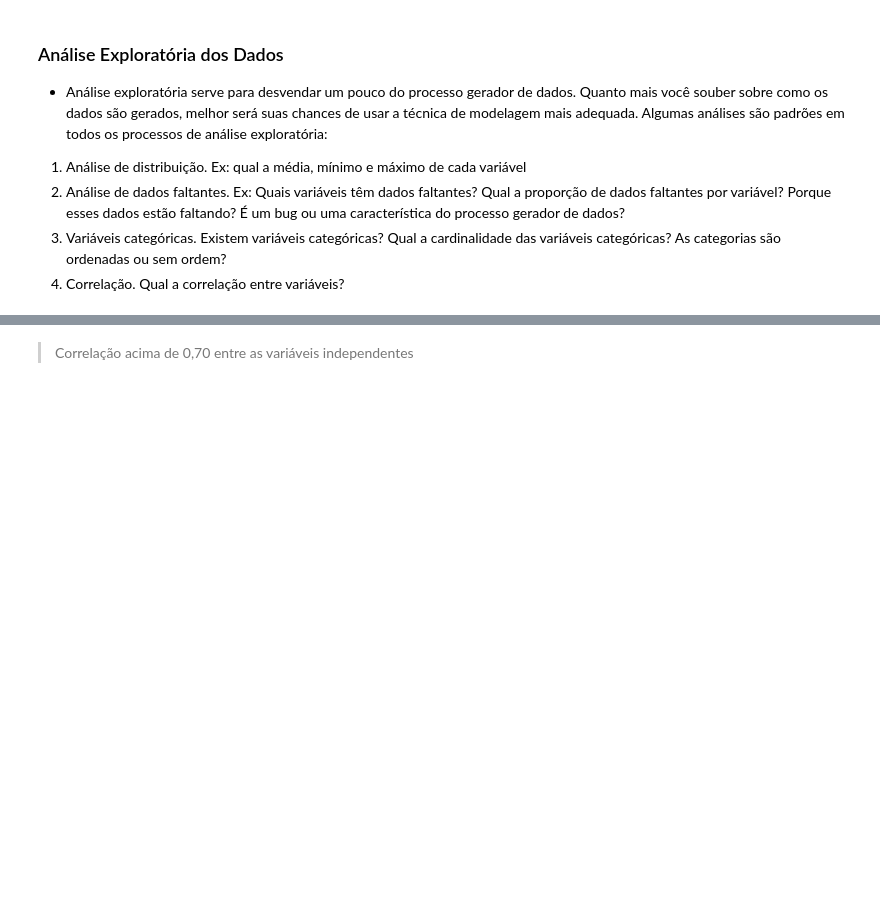
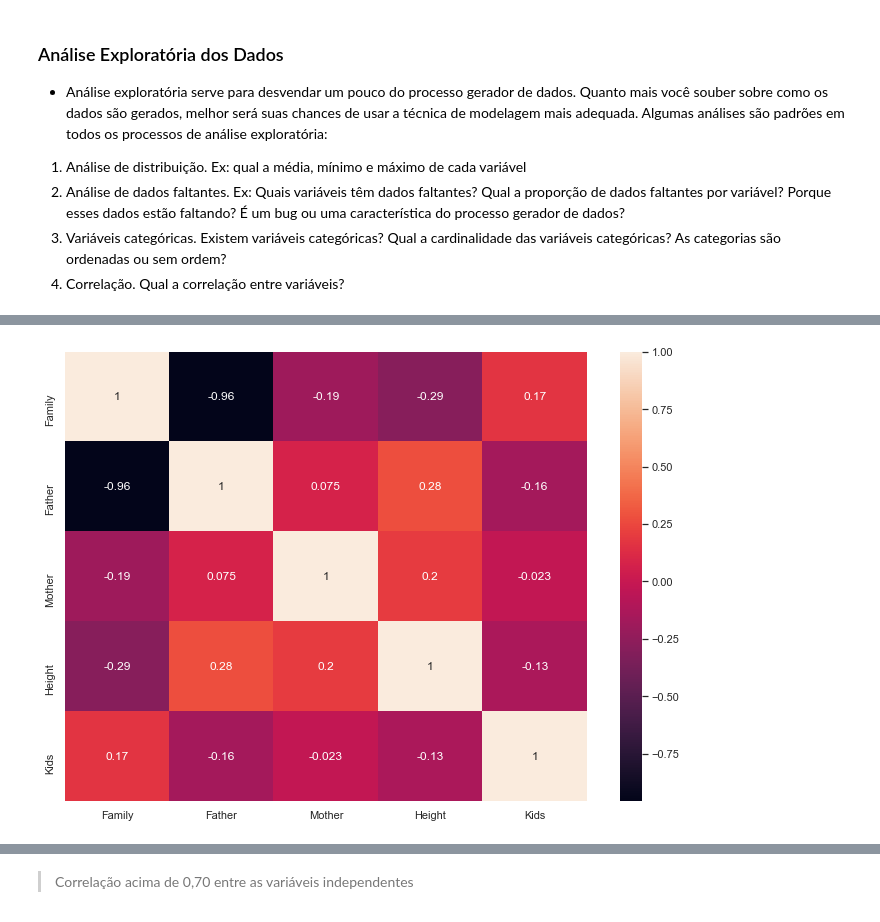
Before and after one commit to somostera/tera-datascience-jan2020, a Jupyter notebook: 16-linear-regression/notebook/Reg_Linear_Simples_Galton.ipynb, the cells around one changed output, grey strips where cells are left out. Cells and saved outputs as stored; diff of their text form; code cells hidden in the pictures; blank space fills up the shorter version.

```diff
--- a/16-linear-regression/notebook/Reg_Linear_Simples_Galton.ipynb
+++ b/16-linear-regression/notebook/Reg_Linear_Simples_Galton.ipynb
@@ -54,3 +132,5 @@ galton.apply(pd.Series.nunique)
 # %%
 #-- correlação
-_ = sns.heatmap(galton.corr())
+_ = sns.heatmap(galton.corr(), annot=True)
+# %% [output]
+[figure, added]
```
Also changed, not shown: parts of 30 cells of this notebook, 1 other file.
